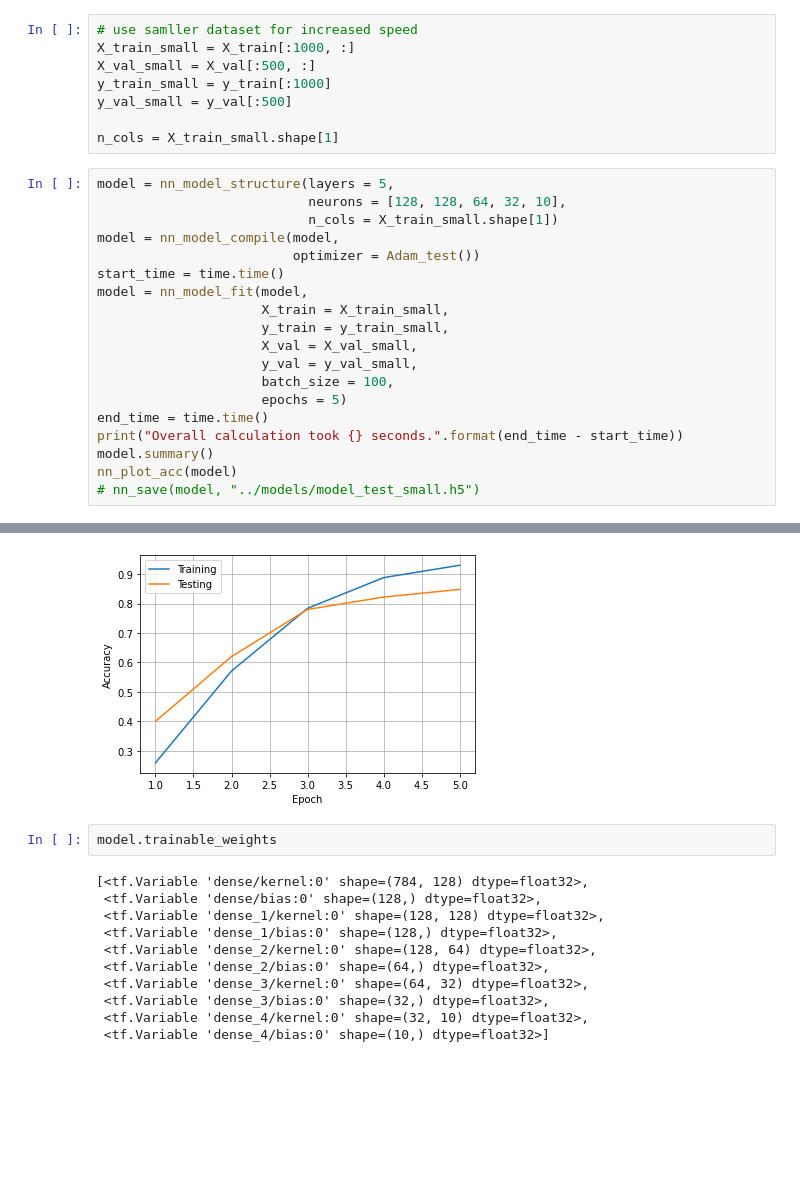
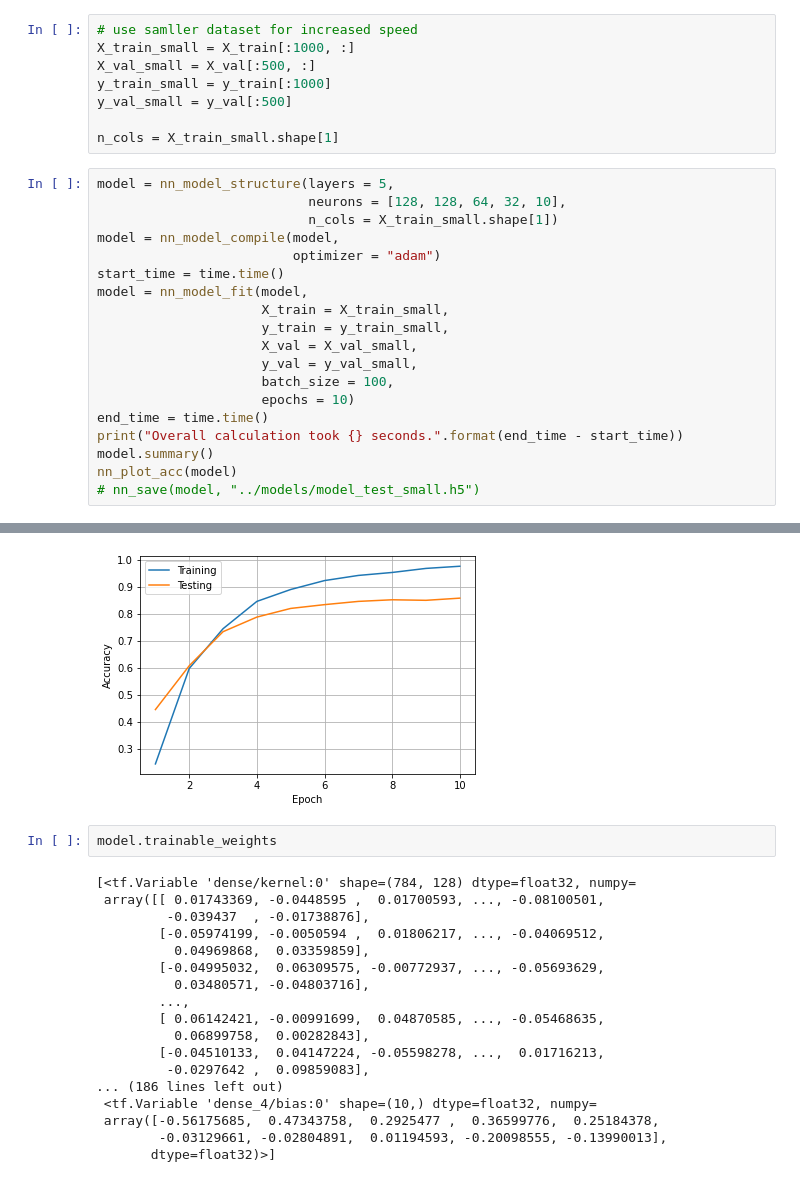
Before and after one commit to moritzlauff/thesis_programming, a Jupyter notebook: code_tests/thesis_test.ipynb, the cells around one changed output, grey strips where cells are left out. Saved outputs shown, nothing was run; the diff lists cells and outputs as text; blank space fills up the shorter version.

```diff
--- a/code_tests/thesis_test.ipynb
+++ b/code_tests/thesis_test.ipynb
@@ -31,7 +31,7 @@ model = nn_model_structure(layers = 5,
                            neurons = [128, 128, 64, 32, 10],
                            n_cols = X_train_small.shape[1])
 model = nn_model_compile(model,
-                         optimizer = Adam_test())
+                         optimizer = "adam")
 start_time = time.time()
 model = nn_model_fit(model,
                      X_train = X_train_small,
@@ -39,7 +39,7 @@ model = nn_model_fit(model,
                      X_val = X_val_small,
                      y_val = y_val_small,
                      batch_size = 100,
-                     epochs = 5)
+                     epochs = 10)
 end_time = time.time()
 print("Overall calculation took {} seconds.".format(end_time - start_time))
 model.summary()
@@ -62,21 +62,28 @@ Epoch 4/5
 Total params: 127,658
 Trainable params: 127,658
 Non-trainable params: 0
 _________________________________________________________________
-[figure, old version]
+[figure, new version]
 # %%
 model.trainable_weights
 # %% [output]
-[<tf.Variable 'dense/kernel:0' shape=(784, 128) dtype=float32>,
- <tf.Variable 'dense/bias:0' shape=(128,) dtype=float32>,
- <tf.Variable 'dense_1/kernel:0' shape=(128, 128) dtype=float32>,
- <tf.Variable 'dense_1/bias:0' shape=(128,) dtype=float32>,
- <tf.Variable 'dense_2/kernel:0' shape=(128, 64) dtype=float32>,
- <tf.Variable 'dense_2/bias:0' shape=(64,) dtype=float32>,
- <tf.Variable 'dense_3/kernel:0' shape=(64, 32) dtype=float32>,
- <tf.Variable 'dense_3/bias:0' shape=(32,) dtype=float32>,
- <tf.Variable 'dense_4/kernel:0' shape=(32, 10) dtype=float32>,
- <tf.Variable 'dense_4/bias:0' shape=(10,) dtype=float32>]
+[<tf.Variable 'dense/kernel:0' shape=(784, 128) dtype=float32, numpy=
+ array([[ 0.01743369, -0.0448595 ,  0.01700593, ..., -0.08100501,
+         -0.039437  , -0.01738876],
+        [-0.05974199, -0.0050594 ,  0.01806217, ..., -0.04069512,
+          0.04969868,  0.03359859],
+        [-0.04995032,  0.06309575, -0.00772937, ..., -0.05693629,
+          0.03480571, -0.04803716],
+        ...,
+        [ 0.06142421, -0.00991699,  0.04870585, ..., -0.05468635,
+          0.06899758,  0.00282843],
+        [-0.04510133,  0.04147224, -0.05598278, ...,  0.01716213,
+         -0.0297642 ,  0.09859083],
+... (186 lines left out)
+ <tf.Variable 'dense_4/bias:0' shape=(10,) dtype=float32, numpy=
+ array([-0.56175685,  0.47343758,  0.2925477 ,  0.36599776,  0.25184378,
+        -0.03129661, -0.02804891,  0.01194593, -0.20098555, -0.13990013],
+       dtype=float32)>]
 # %%
 model.history.history
 # %% [output]
```
Also changed, not shown: parts of 11 cells of this notebook, 1 other file.
